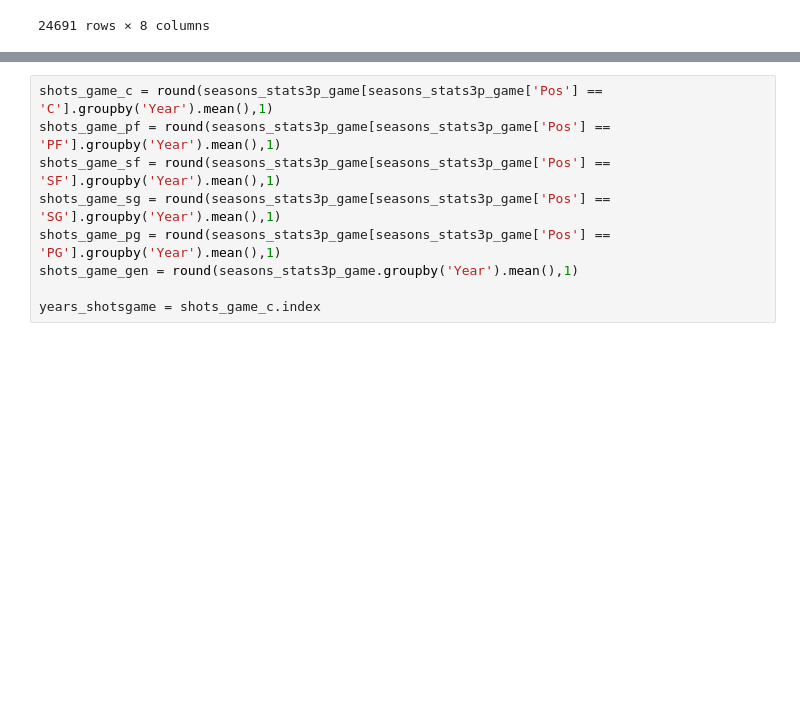
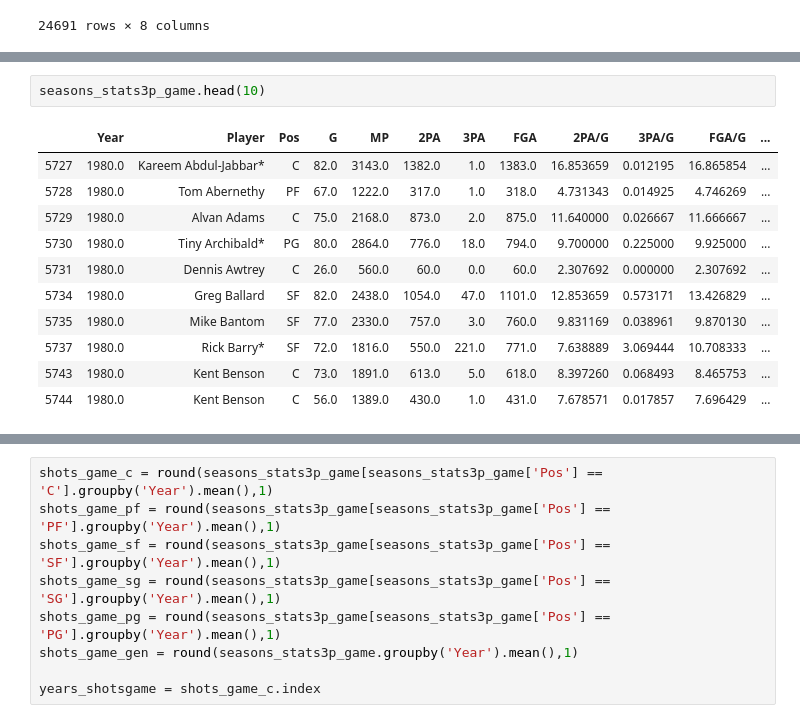
Before and after one commit to shilaj-10/Python-Programming, a Jupyter notebook: Project/NBA_2p_Vs_3p.ipynb, the cells around one changed output, grey strips where cells are left out. Drawn from its saved outputs; the diff is of its cells as text; blank space fills up the shorter version.

```diff
--- a/Project/NBA_2p_Vs_3p.ipynb
+++ b/Project/NBA_2p_Vs_3p.ipynb
@@ -210,0 +198,14 @@ seasons_stats3p_game = seasons_stats3p_game[(seasons_stats3p_game['Year'] > 1979
+# %%
+seasons_stats3p_game.head(10)
+# %% [output]
+|  | Year | Player | Pos | G | MP | 2PA | 3PA | FGA | 2PA/G | 3PA/G | FGA/G | ... |
+| 5727 | 1980.0 | Kareem Abdul-Jabbar* | C | 82.0 | 3143.0 | 1382.0 | 1.0 | 1383.0 | 16.853659 | 0.012195 | 16.865854 | ... |
+| 5728 | 1980.0 | Tom Abernethy | PF | 67.0 | 1222.0 | 317.0 | 1.0 | 318.0 | 4.731343 | 0.014925 | 4.746269 | ... |
+| 5729 | 1980.0 | Alvan Adams | C | 75.0 | 2168.0 | 873.0 | 2.0 | 875.0 | 11.640000 | 0.026667 | 11.666667 | ... |
+| 5730 | 1980.0 | Tiny Archibald* | PG | 80.0 | 2864.0 | 776.0 | 18.0 | 794.0 | 9.700000 | 0.225000 | 9.925000 | ... |
+| 5731 | 1980.0 | Dennis Awtrey | C | 26.0 | 560.0 | 60.0 | 0.0 | 60.0 | 2.307692 | 0.000000 | 2.307692 | ... |
+| 5734 | 1980.0 | Greg Ballard | SF | 82.0 | 2438.0 | 1054.0 | 47.0 | 1101.0 | 12.853659 | 0.573171 | 13.426829 | ... |
+| 5735 | 1980.0 | Mike Bantom | SF | 77.0 | 2330.0 | 757.0 | 3.0 | 760.0 | 9.831169 | 0.038961 | 9.870130 | ... |
+| 5737 | 1980.0 | Rick Barry* | SF | 72.0 | 1816.0 | 550.0 | 221.0 | 771.0 | 7.638889 | 3.069444 | 10.708333 | ... |
+| 5743 | 1980.0 | Kent Benson | C | 73.0 | 1891.0 | 613.0 | 5.0 | 618.0 | 8.397260 | 0.068493 | 8.465753 | ... |
+| 5744 | 1980.0 | Kent Benson | C | 56.0 | 1389.0 | 430.0 | 1.0 | 431.0 | 7.678571 | 0.017857 | 7.696429 | ... |
```
Also changed, not shown: parts of 26 cells of this notebook.
